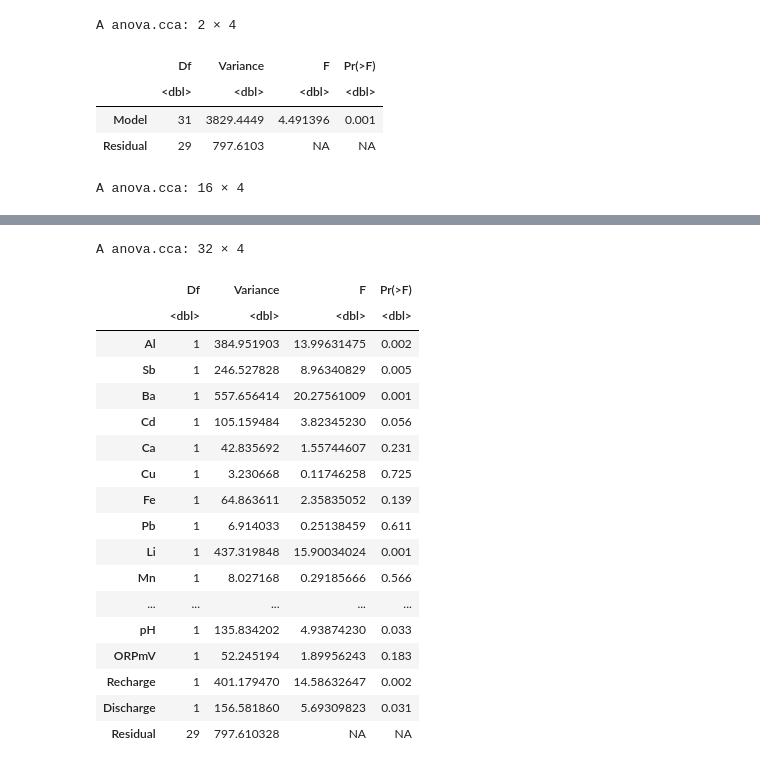
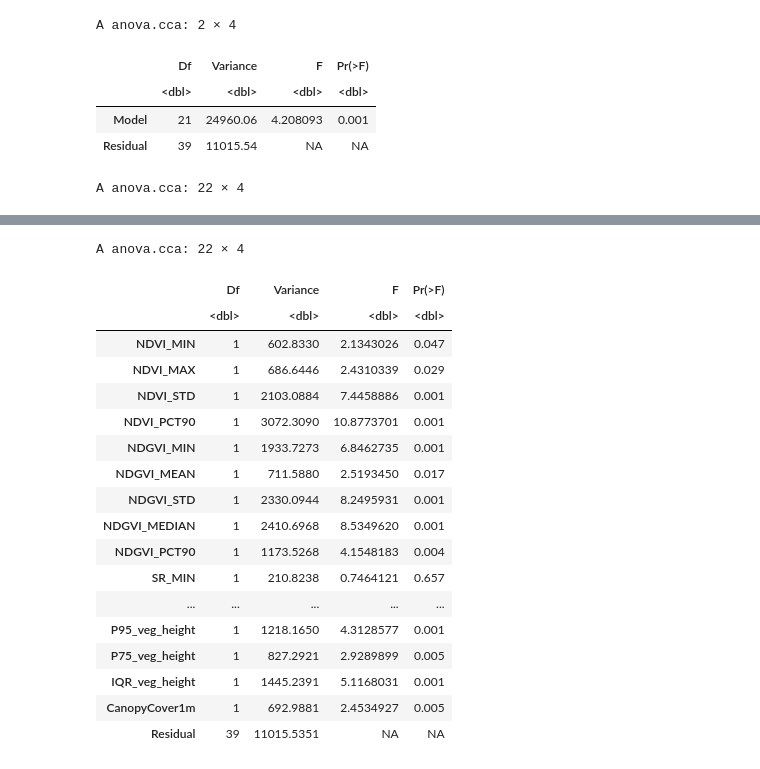
Before and after one commit to leilarashid/wetland-thesis, a Jupyter notebook: ordination-analysis/RDA_workflow.ipynb, the cells around one changed output, grey strips where cells are left out. Drawn from its saved outputs; the diff is of its cells as text; code cells hidden in the pictures.

Commit message:
Remove uscore workflow

```diff
--- a/ordination-analysis/RDA_workflow.ipynb
+++ b/ordination-analysis/RDA_workflow.ipynb
@@ -81,6 +31,7 @@ ERROR: Error in library(NADA2): there is no package called 'NADA2'
 # %%
 df <- read.csv("C:/Users/leila/Dropbox/MayoWetlands/wetland_alldata_2025_reduced.csv") #nolint
-head(df)
-#str(df)
+# Remove Upland class
+df <- df[df$Class != "UL", ]
+
 names(df)
 # %% [output]
@@ -165,15 +124,33 @@ Dropped 0 columns (=60% negative values)
 # %%
-# Step 4: Prepare hydrology and vegetation with matching SiteIDs
-response <- df[, veg_cols]
+# ============================================================================
+# STEP 4: Prepare Response Data (Chemistry + Hydrology)
+# ============================================================================
+
+# Remove VHG and WTP columns from hydro_cols
+hydro_cols <- hydro_cols[!grepl("VHG|WTP", hydro_cols)]
+
+# Get hydrology data
+hydro_data <- df[, hydro_cols]
+rownames(hydro_data) <- df$SiteID
+
+# Get chemistry data (already u-score transformed in the CSV)
+chem_data <- df[, chem_cols]
+rownames(chem_data) <- df$SiteID
+
+# Combine chemistry (u-score dataframe) with hydrology data as RESPONSE
+response <- cbind(chem_data, hydro_data)
 rownames(response) <- df$SiteID
 
-hydro_data <- df[, hydro_cols_filtered]
-rownames(hydro_data) <- df$SiteID
+# ============================================================================
+# STEP 5: Prepare Predictor Data (Vegetation)
+# ============================================================================
 
-# Step 5: Combine predictors
-predictors <- cbind(chem_uscore, hydro_data)
+predictors <- df[, c(ms_cols, struct_cols)]
+rownames(predictors) <- df$SiteID
 
-# Step 6: Fit RDA
+# ============================================================================
+# STEP 6: Fit RDA1 (FLIPPED)
+# ============================================================================
 rda1 <- rda(response ~ ., data = predictors)
 summary(rda1)
 # %% [output]
@@ -288,14 +1269,14 @@ anova.cca(rda1, permutations = 999)
 # Test each axis
 anova.cca(rda1, by = "axis", permutations = 999)
 
-# Test each predictor variable
-anova.cca(rda1, by = "term", permutations = 999)
+# Indiviual predictor significance
+anova(rda1, by = "terms")
 # %% [output]
 A anova.cca: 2 × 4
 |  | Df | Variance | F | Pr(>F) |
 |  | <dbl> | <dbl> | <dbl> | <dbl> |
-| Model | 31 | 3829.4449 | 4.491396 | 0.001 |
-| Residual | 29 | 797.6103 | NA | NA |
+| Model | 21 | 24960.06 | 4.208093 | 0.001 |
+| Residual | 39 | 11015.54 | NA | NA |
-A anova.cca: 16 × 4
+A anova.cca: 22 × 4
 |  | Df | Variance | F | Pr(>F) |
 |  | <dbl> | <dbl> | <dbl> | <dbl> |
@@ -318,19 +1299,19 @@ A anova.cca: 16 × 4
-A anova.cca: 32 × 4
+A anova.cca: 22 × 4
 |  | Df | Variance | F | Pr(>F) |
 |  | <dbl> | <dbl> | <dbl> | <dbl> |
-| Al | 1 | 384.951903 | 13.99631475 | 0.002 |
-| Sb | 1 | 246.527828 | 8.96340829 | 0.005 |
-| Ba | 1 | 557.656414 | 20.27561009 | 0.001 |
-| Cd | 1 | 105.159484 | 3.82345230 | 0.056 |
-| Ca | 1 | 42.835692 | 1.55744607 | 0.231 |
-| Cu | 1 | 3.230668 | 0.11746258 | 0.725 |
-| Fe | 1 | 64.863611 | 2.35835052 | 0.139 |
-| Pb | 1 | 6.914033 | 0.25138459 | 0.611 |
-| Li | 1 | 437.319848 | 15.90034024 | 0.001 |
-| Mn | 1 | 8.027168 | 0.29185666 | 0.566 |
+| NDVI_MIN | 1 | 602.8330 | 2.1343026 | 0.047 |
+| NDVI_MAX | 1 | 686.6446 | 2.4310339 | 0.029 |
+| NDVI_STD | 1 | 2103.0884 | 7.4458886 | 0.001 |
+| NDVI_PCT90 | 1 | 3072.3090 | 10.8773701 | 0.001 |
+| NDGVI_MIN | 1 | 1933.7273 | 6.8462735 | 0.001 |
+| NDGVI_MEAN | 1 | 711.5880 | 2.5193450 | 0.017 |
+| NDGVI_STD | 1 | 2330.0944 | 8.2495931 | 0.001 |
+| NDGVI_MEDIAN | 1 | 2410.6968 | 8.5349620 | 0.001 |
+| NDGVI_PCT90 | 1 | 1173.5268 | 4.1548183 | 0.004 |
+| SR_MIN | 1 | 210.8238 | 0.7464121 | 0.657 |
 | ... | ... | ... | ... | ... |
-| pH | 1 | 135.834202 | 4.93874230 | 0.033 |
-| ORPmV | 1 | 52.245194 | 1.89956243 | 0.183 |
-| Recharge | 1 | 401.179470 | 14.58632647 | 0.002 |
-| Discharge | 1 | 156.581860 | 5.69309823 | 0.031 |
-| Residual | 29 | 797.610328 | NA | NA |
+| P95_veg_height | 1 | 1218.1650 | 4.3128577 | 0.001 |
+| P75_veg_height | 1 | 827.2921 | 2.9289899 | 0.005 |
+| IQR_veg_height | 1 | 1445.2391 | 5.1168031 | 0.001 |
+| CanopyCover1m | 1 | 692.9881 | 2.4534927 | 0.005 |
+| Residual | 39 | 11015.5351 | NA | NA |
```
Also changed, not shown: parts of 49 cells of this notebook.
